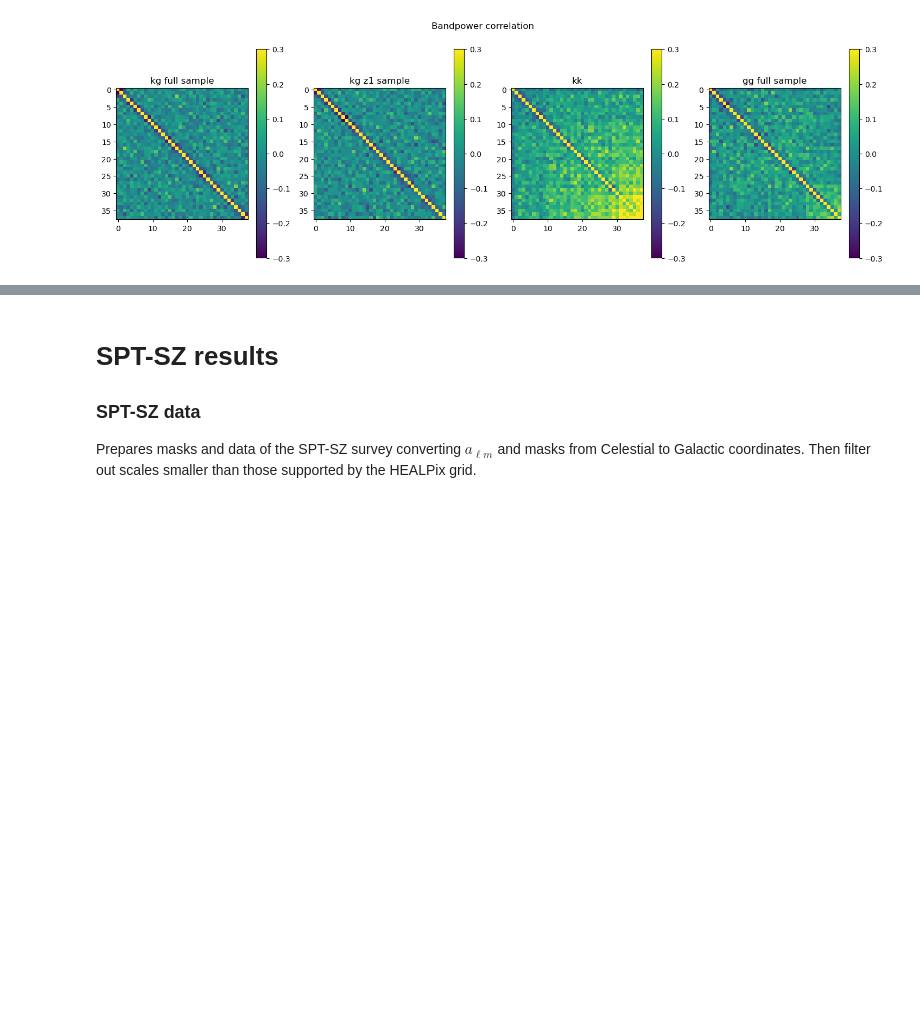
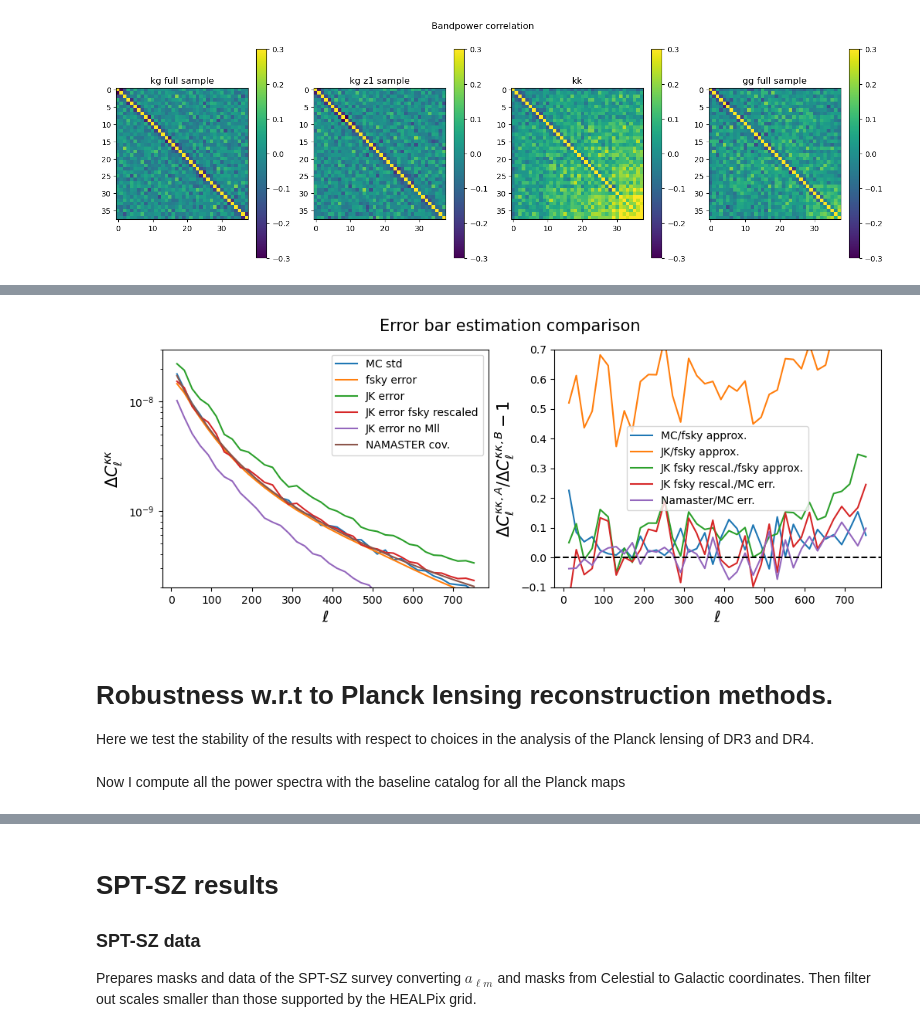
Before and after one commit to kstoreyf/gaia-quasars-lss, a Jupyter notebook: notebooks/gaia_qso_data_pstest.ipynb, the cells around one changed output, grey strips where cells are left out. Cells and saved outputs as stored; diff of their text form; code cells hidden in the pictures; blank space fills up the shorter version.

Commit message:
further tests on error bar estimations and Planck lensing analysis stability

```diff
--- a/notebooks/gaia_qso_data_pstest.ipynb
+++ b/notebooks/gaia_qso_data_pstest.ipynb
@@ -1061,7 +1061,14 @@ except:
         mask_jklr[p]=0.
         mask_pixel= hp.ud_grade(mask_jklr,nside_out=nside)
         mask_jklr[p]=1.
-        jkmask = apomask_gal50*mask_pixel
+        masked_fraction = np.sum(galmask50_lr[mask_pixel<1])/float(np.sum(mask_pixel<1))
+        if masked_fraction<0.7:
+            # remove pixel masking only a fraction of the sky area
+            # correction is marginal.
+            badpix.append(p)
+            continue
+        jkmask = nmt.mask_apodization(galmask50_lr*mask_pixel,2, apotype="C2")
+        #jkmask = apomask_gal50*mask_pixel
         f0 = nmt.NmtField(jkmask, [klr],beam=beam) # corrects for pixel window as klr computed from downgrade
         if True:#p==pixlist_jk[0]:
             w = nmt.NmtWorkspace()
@@ -1172,0 +1229,9 @@ pl.show()
+# %%
+# error bars as jackknife errors without including mode-mixing calculation.
+mc_jk2 =[]
+for p in pixlist_jk:
+    mask_jklr[p]=0.
+    mask_pixel= hp.ud_grade(mask_jklr,nside_out=nside)
+    mask_jklr[p]=1.
+    jkmask = apomask_gal50*mask_pixel
+    mc_jk2.append(b.bin_cell(hp.anafast(mc_k*jkmask,iter=1,pol=False)))
@@ -1172,0 +1266,43 @@ pl.show()
+# %%
+therr= np.mean(mctest,axis=0)*np.sqrt(2/((2*lb+1)*fsky_eff*delta_b))
+mcerr = np.std(mctest,axis=0,ddof=1)
+jkerr = np.sqrt(np.var(mc_jk,axis=0,ddof=0)*(npatches -1 ))
+jkerr2 = np.sqrt(np.var(mc_jk2,axis=0,ddof=0)*(npatches -1 ))
+namaster_err = np.sqrt(covar_kk_kk.diagonal())
+# by hand computation of jackknife
+thjk = np.sqrt(np.mean([(i - np.mean(mc_jk,axis=0))**2 for i in mc_jk],axis=0))
+
+pl.figure(figsize=(12,4))
+pl.subplot(121)
+pl.semilogy(lb,mcerr,label='MC std')
+pl.semilogy(lb,therr,label='fsky error')
+pl.semilogy(lb,jkerr,label='JK error')
+pl.semilogy(lb,jkerr*np.sqrt(fsky_eff),label='JK error fsky rescaled')
+pl.semilogy(lb,jkerr2,label='JK error no Mll')
+pl.semilogy(lb,namaster_err,label='NAMASTER cov.')
+#pl.loglog(lb,thjk*np.sqrt(npatches -1))
+pl.ylim(2e-10,3e-08)
+pl.xlabel("$\ell$",size=15)
+pl.ylabel("$\Delta C_\ell^{\kappa\kappa}$",size=15)
+pl.legend()
+pl.axhline(0,ls='--',color='black')
+
+pl.subplot(122)
+pl.plot(lb,mcerr/therr -1,label='MC/fsky approx.')
+pl.plot(lb,jkerr/therr -1,label='JK/fsky approx.')
+pl.plot(lb,jkerr*np.sqrt(fsky_eff)/therr -1,label='JK fsky rescal./fsky approx.')
+pl.plot(lb,jkerr*np.sqrt(fsky_eff)/mcerr -1,label='JK fsky rescal./MC err.')
+pl.plot(lb,namaster_err/mcerr -1,label='Namaster/MC err.')
+pl.axhline(0,ls='--',color='black')
+pl.xlabel("$\ell$",size=15)
+pl.ylabel("$\Delta C_\ell^{\kappa\kappa, A}/\Delta C_\ell^{\kappa\kappa, B} -1$",size=15)
+pl.ylim(-0.1,0.7)
+pl.legend()
+pl.suptitle("Error bar estimation comparison",size=15)
+pl.show()
+# %% [output]
+[figure, added]
+# %% [markdown]
+# Robustness w.r.t to Planck lensing reconstruction methods.
+
+Here we test the stability of the results with respect to choices in the analysis of the Planck lensing of DR3 and DR4.
@@ -1172,0 +1340,2 @@ pl.show()
+# %% [markdown]
+Now I compute all the power spectra with the baseline catalog for all the Planck maps
```
Also changed, not shown: parts of 19 cells of this notebook.
